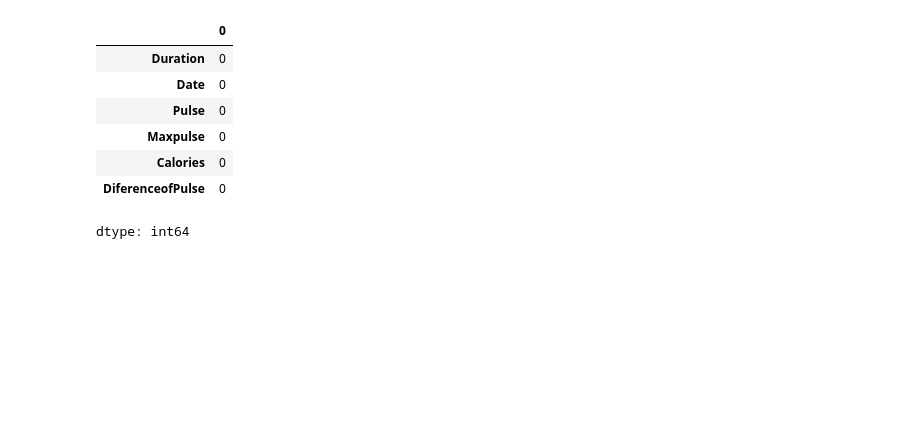
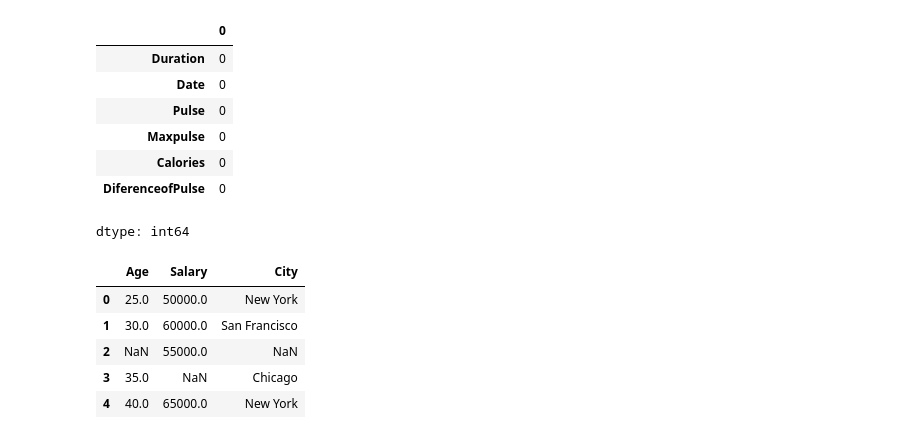
Before and after one commit to rvalarezo/data_analytics, a Jupyter notebook: EDA.ipynb, the cells around one changed output. Saved outputs shown, nothing was run; the diff lists cells and outputs as text; code cells hidden in the pictures; blank space fills up the shorter version.

```diff
--- a/EDA.ipynb
+++ b/EDA.ipynb
@@ -130,0 +136,15 @@ dtype: int64
+# %%
+tempData = pd.DataFrame({
+    "Age":[25,30,np.nan,35,40],
+    "Salary":[50000,60000,55000,np.nan,65000],
+    "City":['New York','San Francisco',np.nan,'Chicago','New York']
+})
+#Question: Fill the missing values, for age -> use mean, for salary: use median, for city use Mode
+tempData
+# %% [output]
+|  | Age | Salary | City |
+| 0 | 25.0 | 50000.0 | New York |
+| 1 | 30.0 | 60000.0 | San Francisco |
+| 2 | NaN | 55000.0 | NaN |
+| 3 | 35.0 | NaN | Chicago |
+| 4 | 40.0 | 65000.0 | New York |
```
Also changed, not shown: parts of 13 cells of this notebook.
